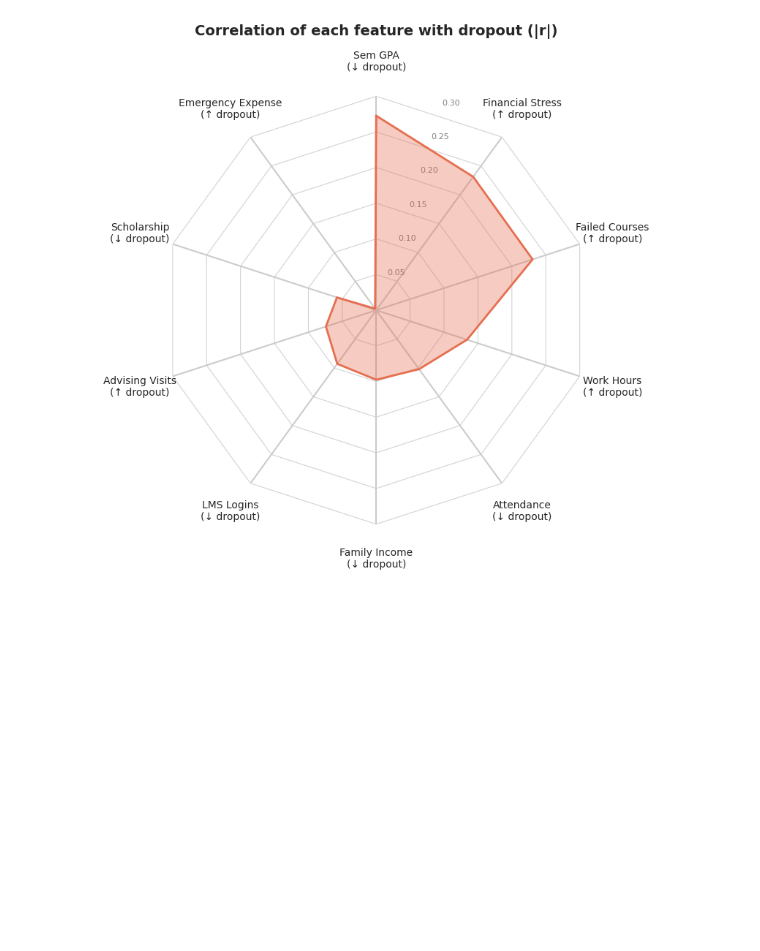
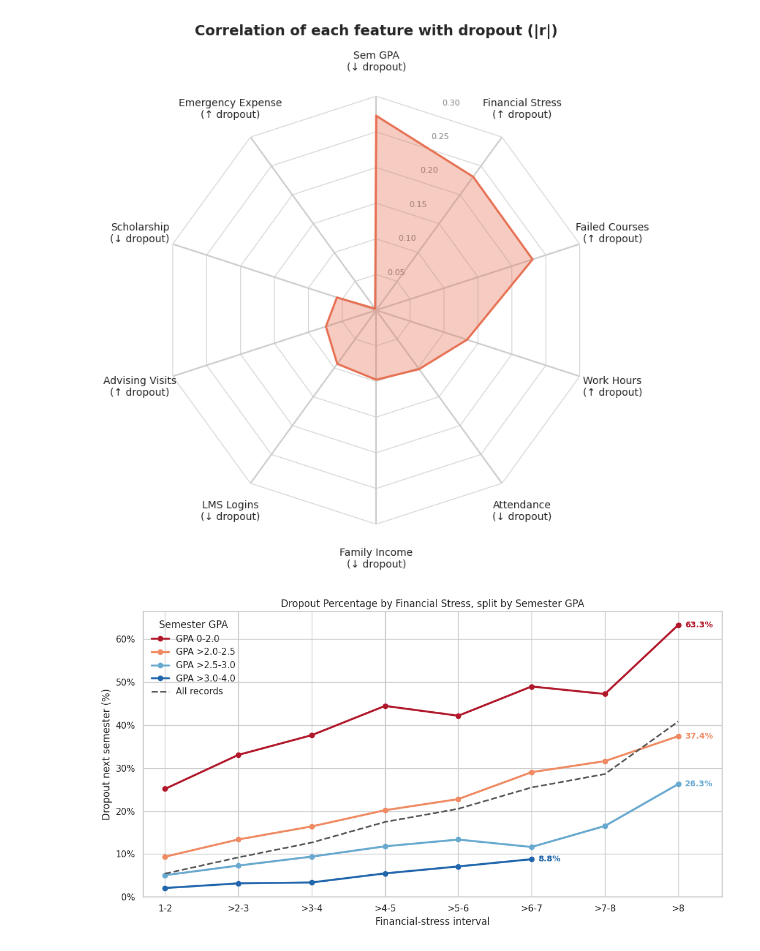
Before and after one commit to mihaighise/student_retention_analysis, a Jupyter notebook: Student_Retention.ipynb, the cells around one changed output. Saved outputs shown, nothing was run; the diff lists cells and outputs as text; code cells hidden in the pictures; blank space fills up the shorter version.

Commit message:
Added relevant chart

```diff
--- a/Student_Retention.ipynb
+++ b/Student_Retention.ipynb
@@ -1300,3 +1300,98 @@ plt.show()
 | Scholarship | -0.058 | 0.058 | ↓ dropout |
 | Emergency_Expense | 0.003 | 0.003 | ↑ dropout |
 [figure]
+# %%
+# Line chart: how dropout percentage changes with financial stress, one line per GPA band
+line_data = df_dropout[["Sem_GPA", "Financial_Stress", target]].copy()
+
+line_gpa_labels = ["GPA 0-2.0", "GPA >2.0-2.5", "GPA >2.5-3.0", "GPA >3.0-4.0"]
+line_data["GPA_Group"] = pd.cut(
+    line_data["Sem_GPA"],
+    bins=[0, 2, 2.5, 3, 4],
+    labels=line_gpa_labels,
+    include_lowest=True,
+)
+
+# 1-point stress intervals (stress starts at 1); everything above 8 grouped together
+stress_bins = [1, 2, 3, 4, 5, 6, 7, 8, np.inf]
+stress_line_labels = ["1-2", ">2-3", ">3-4", ">4-5", ">5-6", ">6-7", ">7-8", ">8"]
+line_data["Stress_Group"] = pd.cut(
+    line_data["Financial_Stress"],
+    bins=stress_bins,
+    labels=stress_line_labels,
+    include_lowest=True,
+)
+
+line_summary = (
+    line_data.groupby(["GPA_Group", "Stress_Group"], observed=False)[target]
+    .agg(records="size", dropouts="sum", dropout_pct="mean")
+    .reset_index()
+)
+line_summary["dropout_pct"] *= 100
+
+# Hide points backed by too few records to be reliable
+MIN_RECORDS = 100
+line_summary.loc[line_summary["records"] < MIN_RECORDS, "dropout_pct"] = np.nan
+
+# Overall line (all GPA bands together) for reference
+overall_line = (
+    line_data.groupby("Stress_Group", observed=False)[target]
+    .mean()
+    .mul(100)
+    .reindex(stress_line_labels)
+)
+
+line_colors = ["#B2182B", "#EF8A62", "#67A9CF", "#2166AC"]  # low GPA = red, high GPA = blue
+x_positions = np.arange(len(stress_line_labels))
+
+with sns.axes_style("whitegrid"), sns.plotting_context("notebook"):
+    fig, ax = plt.subplots(figsize=(11, 6))
+
+    for label, color in zip(line_gpa_labels, line_colors):
+        group = (
+            line_summary.loc[line_summary["GPA_Group"] == label]
+            .set_index("Stress_Group")
+            .reindex(stress_line_labels)
+        )
+        ax.plot(
+            x_positions, group["dropout_pct"],
+            marker="o", linewidth=2.5, markersize=6,
+            color=color, label=label,
+        )
+        # Label the last visible point with its rate
+        last = group["dropout_pct"].last_valid_index()
+        if last is not None:
+            ax.annotate(
+                f"{group.loc[last, 'dropout_pct']:.1f}%",
+                (stress_line_labels.index(last), group.loc[last, "dropout_pct"]),
+                xytext=(8, 0), textcoords="offset points",
+                va="center", fontsize=10, color=color, fontweight="bold",
+            )
+
+    ax.plot(
+        x_positions, overall_line,
+        linestyle="--", linewidth=2, color="#555555", label="All records",
+    )
+
+    ax.set_xticks(x_positions)
+    ax.set_xticklabels(stress_line_labels)
+    ax.yaxis.set_major_formatter(FuncFormatter(lambda v, _: f"{v:.0f}%"))
+    ax.set_ylim(bottom=0)
+    ax.set_xlim(-0.3, len(stress_line_labels) - 0.4)
+    ax.set(
+        title="Dropout Percentage by Financial Stress, split by Semester GPA",
+        xlabel="Financial-stress interval",
+        ylabel="Dropout next semester (%)",
+    )
+    ax.legend(title="Semester GPA", frameon=False, loc="upper left")
+
+    plt.tight_layout()
+    plt.show()
+
+# Supporting table: dropout % per GPA band (rows) and stress interval (columns)
+display(
+    line_summary.pivot(index="GPA_Group", columns="Stress_Group", values="dropout_pct")
+    .round(2)
+)
+# %% [output]
+[figure, added]
```
Also changed, not shown: parts of 4 cells of this notebook.
